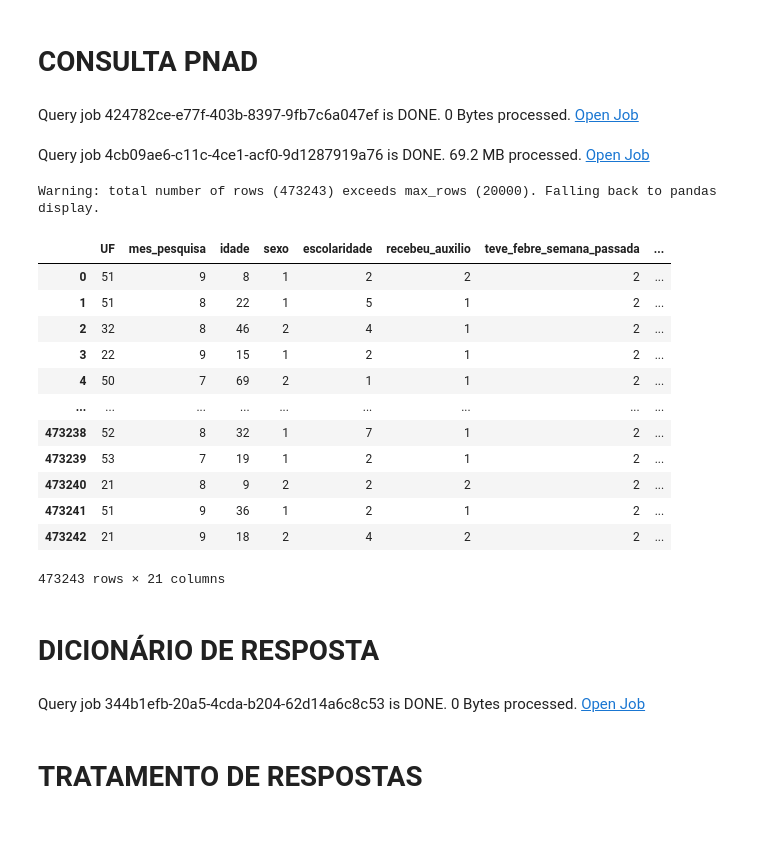
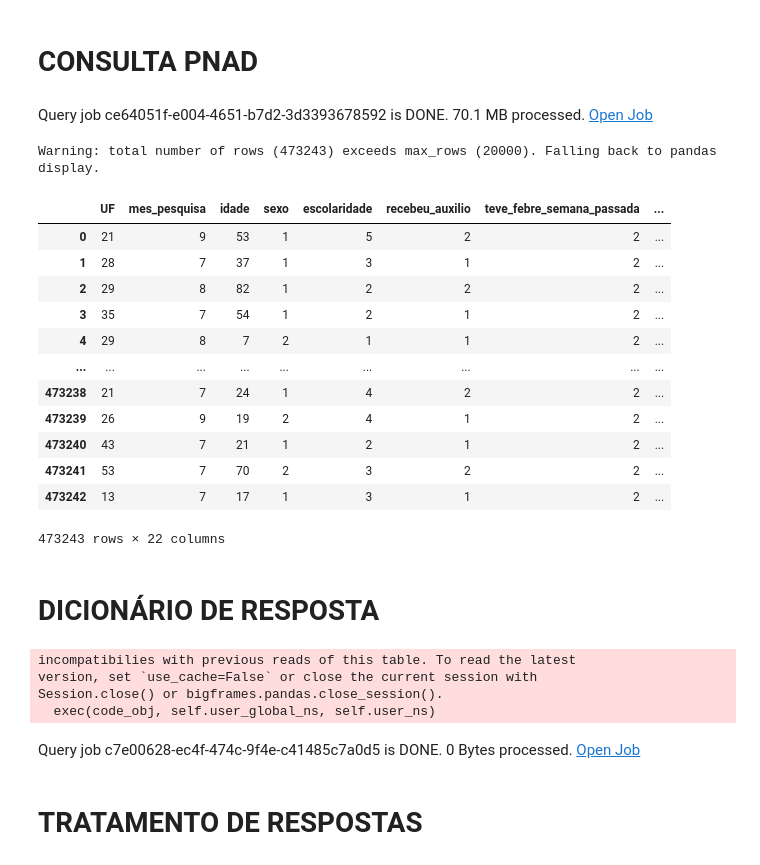
Before and after one commit to luishrufino/bigdata_covid, a Jupyter notebook: Tabelas para gráficos.ipynb, the cells around one changed output. Drawn from its saved outputs; the diff is of its cells as text; code cells hidden in the pictures; blank space fills up the shorter version.

```diff
--- a/Tabelas para gráficos.ipynb
+++ b/Tabelas para gráficos.ipynb
@@ -13,38 +13,41 @@ data_table.enable_dataframe_formatter()
 # %% [markdown]
 # CONSULTA PNAD
 # %%
-job = client.get_job('bquxjob_294ef609_196f3bb6876')
+job = client.get_job('bquxjob_2d2cafce_196fafdca4d')
 destination = job.destination
 bq_df = bpd.read_gbq(f"{destination.project}.{destination.dataset_id}.{destination.table_id}")
 pandas_df = bq_df.to_pandas()
 
 pandas_df
 # %% [output]
-Query job 424782ce-e77f-403b-8397-9fb7c6a047ef is DONE. 0 Bytes processed. Open Job
+Query job ce64051f-e004-4651-b7d2-3d3393678592 is DONE. 70.1 MB processed. Open Job
-Query job 4cb09ae6-c11c-4ce1-acf0-9d1287919a76 is DONE. 69.2 MB processed. Open Job
 Warning: total number of rows (473243) exceeds max_rows (20000). Falling back to pandas display.
 |  | UF | mes_pesquisa | idade | sexo | escolaridade | recebeu_auxilio | teve_febre_semana_passada | ... |
-| 0 | 51 | 9 | 8 | 1 | 2 | 2 | 2 | ... |
-| 1 | 51 | 8 | 22 | 1 | 5 | 1 | 2 | ... |
-| 2 | 32 | 8 | 46 | 2 | 4 | 1 | 2 | ... |
-| 3 | 22 | 9 | 15 | 1 | 2 | 1 | 2 | ... |
-| 4 | 50 | 7 | 69 | 2 | 1 | 1 | 2 | ... |
+| 0 | 21 | 9 | 53 | 1 | 5 | 2 | 2 | ... |
+| 1 | 28 | 7 | 37 | 1 | 3 | 1 | 2 | ... |
+| 2 | 29 | 8 | 82 | 1 | 2 | 2 | 2 | ... |
+| 3 | 35 | 7 | 54 | 1 | 2 | 1 | 2 | ... |
+| 4 | 29 | 8 | 7 | 2 | 1 | 1 | 2 | ... |
 | ... | ... | ... | ... | ... | ... | ... | ... | ... |
-| 473238 | 52 | 8 | 32 | 1 | 7 | 1 | 2 | ... |
-| 473239 | 53 | 7 | 19 | 1 | 2 | 1 | 2 | ... |
-| 473240 | 21 | 8 | 9 | 2 | 2 | 2 | 2 | ... |
-| 473241 | 51 | 9 | 36 | 1 | 2 | 1 | 2 | ... |
-| 473242 | 21 | 9 | 18 | 2 | 4 | 2 | 2 | ... |
+| 473238 | 21 | 7 | 24 | 1 | 4 | 2 | 2 | ... |
+| 473239 | 26 | 9 | 19 | 2 | 4 | 1 | 2 | ... |
+| 473240 | 43 | 7 | 21 | 1 | 2 | 1 | 2 | ... |
+| 473241 | 53 | 7 | 70 | 2 | 3 | 2 | 2 | ... |
+| 473242 | 13 | 7 | 17 | 1 | 3 | 1 | 2 | ... |
-473243 rows × 21 columns
+473243 rows × 22 columns
 # %% [markdown]
 # DICIONÁRIO DE RESPOSTA
 # %%
-job_dict = client.get_job('bquxjob_1e190d06_196f3e44f74')
+job_dict = client.get_job('bquxjob_1e946717_196fafa3d44')
 destination_dict = job_dict.destination
 bq_dict_df = bpd.read_gbq(f"{destination_dict.project}.{destination_dict.dataset_id}.{destination_dict.table_id}")
 pandas_dict_df = bq_dict_df.to_pandas()
 # %% [output]
+incompatibilies with previous reads of this table. To read the latest
+version, set `use_cache=False` or close the current session with
+Session.close() or bigframes.pandas.close_session().
+  exec(code_obj, self.user_global_ns, self.user_ns)
-Query job 344b1efb-20a5-4cda-b204-62d14a6c8c53 is DONE. 0 Bytes processed. Open Job
+Query job c7e00628-ec4f-474c-9f4e-c41485c7a0d5 is DONE. 0 Bytes processed. Open Job
 # %% [markdown]
 # TRATAMENTO DE RESPOSTAS
 # %%
```
Also changed, not shown: parts of 2 cells of this notebook, 3 other files.
